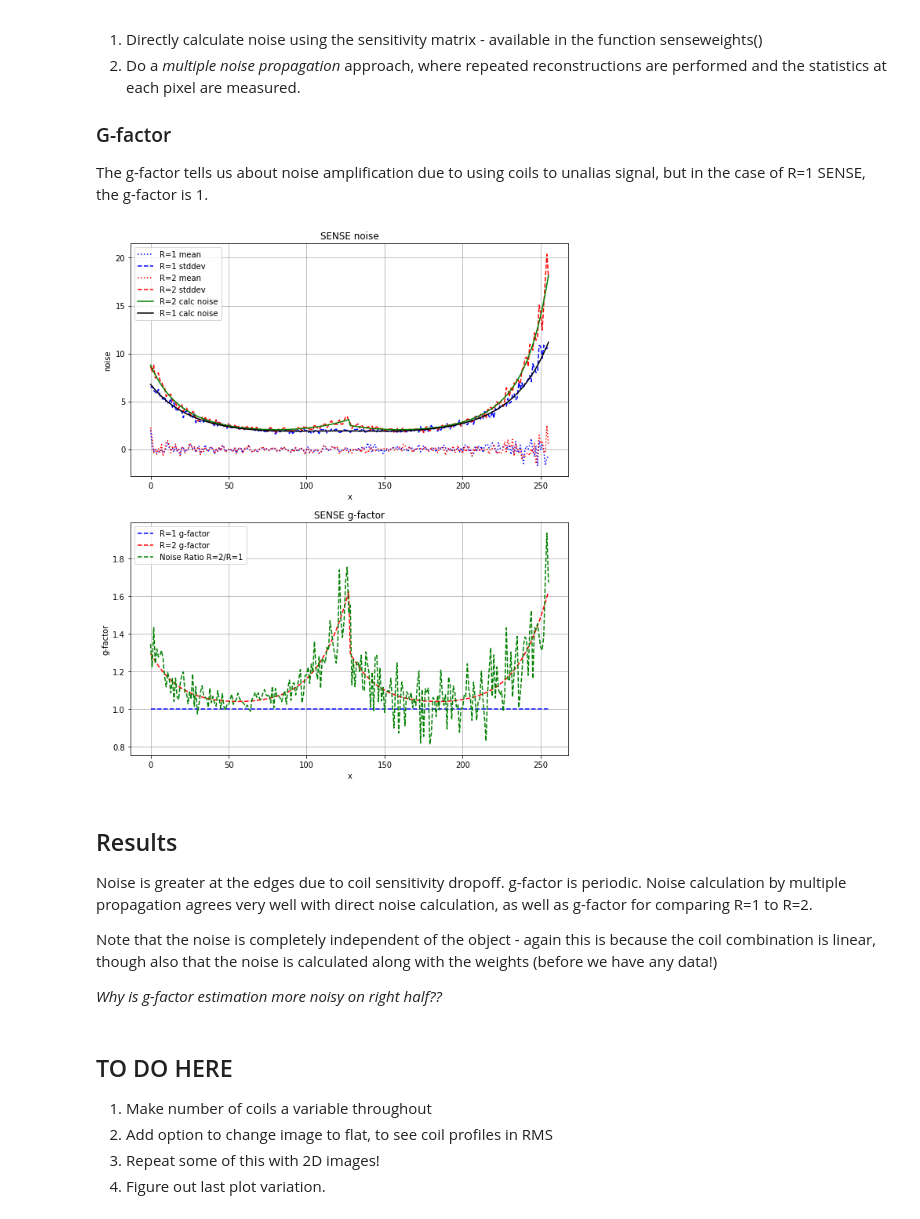
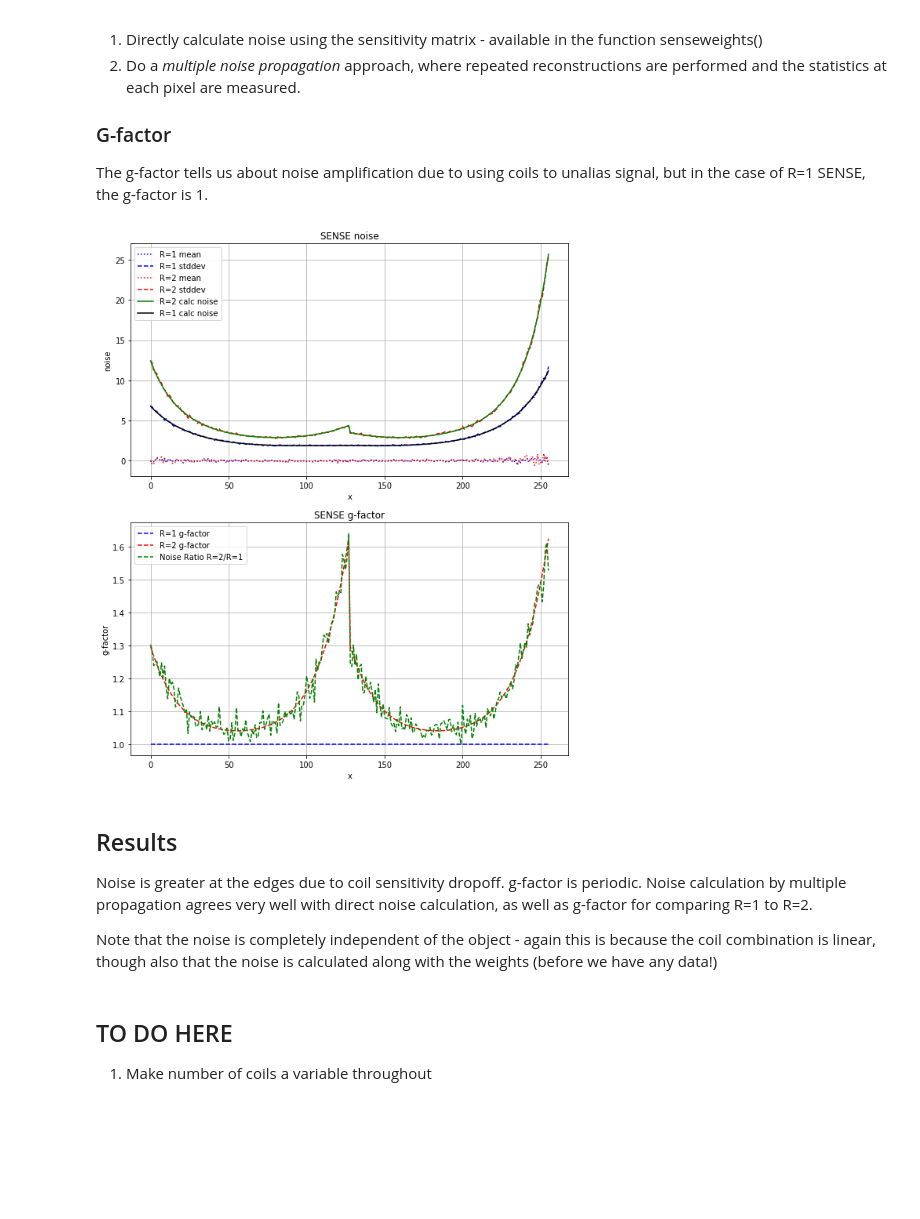
Before and after one commit to mribri999/MRSignalsSeqs, a Jupyter notebook: Python/Rad 229 - SENSE and Noise.ipynb, the cells around one changed output. Drawn from its saved outputs; the diff is of its cells as text; code cells hidden in the pictures; blank space fills up the shorter version.

```diff
--- a/Python/Rad 229 - SENSE and Noise.ipynb
+++ b/Python/Rad 229 - SENSE and Noise.ipynb
@@ -11,7 +11,7 @@ from scipy import signal as sig
 
 Nx = 256     # Number of pixels along x
 Nc = 2       # Number of coils (channels)
-x = np.arange(0,Nx)  # Position in "image"
+x = np.arange(Nx)  # Position in "image"
 # %% [markdown]
 ## Signal
 We create a simple 1D signal that consists of a triangle and a half-circle.  This approach could be used with 2D images similarly.
@@ -19,7 +19,7 @@ We create a simple 1D signal that consists of a triangle and a half-circle.  Thi
 # Create Signal - for next parts
 
 m = np.zeros(Nx)
-m[np.int(Nx/8):np.int(Nx/4)]=np.arange(0,Nx/8)       #Ramp up
+m[Nx//8:Nx//4]=np.arange(0,Nx/8)       #Ramp up
 m[np.int(Nx/4):np.int(3*Nx/8)]=np.arange(Nx/8,0,-1)  #Ramp down
 scirc = np.arange(-Nx/8,Nx/8,1)
 scirc = np.sqrt(np.power((Nx/8),2)-scirc*scirc)/2      #Semi-circle, half amplitude
@@ -27,9 +27,9 @@ m[np.int(5.* Nx/8):np.int(7.* Nx/8)] = scirc
 m = np.expand_dims(m,axis=1)
 
 # -- Flat image instead?
-m = np.ones((Nx,1))*20.0
-m[0:5] = 0
-m[Nx-5:] = 0
+#m = np.ones((Nx,1))*20.0
+#m[0:5] = 0
+#m[Nx-5:] = 0
 
 plt.plot(x,m)
 mrs.lplot('x','signal','Basic Object')
@@ -238,7 +289,7 @@ We can predict the noise from SENSE in two ways.
 The g-factor tells us about noise amplification due to using coils to unalias signal, but in the case of R=1 SENSE, the g-factor is 1.
 # %%
 # -- Generate Multivariate noise
-Nnoise = 100  # repetitions of recon for noise calculation
+Nnoise = 1000  # repetitions of recon for noise calculation
 cnoise = np.random.multivariate_normal(np.zeros(2),cov,(Nx*Nnoise)) + 1j*np.random.multivariate_normal(np.zeros(2),cov,(Nx*Nnoise))
 cnoise = np.reshape(cnoise,(Nx,2,Nnoise),order='F')  # Nx x Nc x Nnoise
 
@@ -246,55 +297,53 @@ cnoise = np.reshape(cnoise,(Nx,2,Nnoise),order='F')  # Nx x Nc x Nnoise
 sigR1 = np.zeros((Nx,Nnoise))
 sigR2 = np.zeros((Nx,Nnoise))
 
-for n in range(0,Nnoise):
+for n in range(Nnoise):
   # -- SENSE Reconstruction of noise only!
   sensesig = mrs.senserecon(cnoise[:,:,n],cweights)
   sigR1[:,n] = np.squeeze(sensesig)
 
   # -- For R=2, just use half the pixels of noise
-  sensesigR2 = mrs.senserecon(cnoise[0:halfNx,:,n],cweightsR2)
+  # -- If you aliased the pixels you'd get sqrt(R) increase in noise here!
+  #sensesigR2 = mrs.senserecon(cnoise[0:halfNx,:,n],cweightsR2)                       #Only using half
+  sensesigR2 = mrs.senserecon(cnoise[0:halfNx,:,n]+cnoise[halfNx:Nx,:,n],cweightsR2)  #Aliased pixels
   # -- Reshape to image size.
   sensesigR2 = np.reshape(sensesigR2,(Nx,1),order='F')
   sigR2[:,n] = np.squeeze(sensesigR2)
 
 # -- Calculate mean / standard deviations of repeated reconstructions
 sigR1mean = np.mean(sigR1,axis=1)
 sigR1std = np.std(sigR1,axis=1)
 sigR2mean = np.mean(sigR2,axis=1)
 sigR2std = np.std(sigR2,axis=1)
 
 # -- Ratio of standard deviations as "experimental g-factor"
-gfactexp = sigR2std / sigR1std
+# -- Note: g-factor refers to geometry/unaliasing, NOT sqrt(R) so correction here:
+gfactexp = sigR2std / sigR1std / np.sqrt(2)
 
 # -- PLOT RESULTS
 fig = plt.figure(figsize=(10.,12.))
 plt.subplot(2,1,1)
 plt.plot(x,sigR1mean,'b:',label='R=1 mean')  # small delta show trace
 plt.plot(x,sigR1std,'b--',label='R=1 stddev')  # small delta show trace
 plt.plot(x,sigR2mean,'r:',label='R=2 mean')  # small delta show trace
 plt.plot(x,sigR2std,'r--',label='R=2 stddev')  # small delta show trace
 plt.plot(x,noiseR2,'g-',label='R=2 calc noise')
 plt.plot(x,noiseR1,'k-',label='R=1 calc noise')
 
 mrs.lplot('x','noise','SENSE noise',legend=True)
 
 plt.subplot(2,1,2)
 plt.plot(x,gfactor,'b--',label='R=1 g-factor')  # small delta show trace
 plt.plot(x,gfactorplt,'r--',label='R=2 g-factor')  # small delta show trace
 plt.plot(x,gfactexp,'g--',label='Noise Ratio R=2/R=1')
 mrs.lplot('x','g-factor','SENSE g-factor',legend=True)
 # %% [output]
-[figure, old version]
+[figure, new version]
 # %% [markdown]
 ## Results
 Noise is greater at the edges due to coil sensitivity dropoff.  g-factor is periodic.  Noise calculation by multiple propagation agrees very well with direct noise calculation, as well as g-factor for comparing R=1 to R=2.
 
 Note that the noise is completely independent of the object - again this is because the coil combination is linear, though also that the noise is calculated along with the weights (before we have any data!)
-
-_Why is g-factor estimation more noisy on right half??_
 # %% [markdown]
 ## TO DO HERE
 1. Make number of coils a variable throughout
-1. Add option to change image to flat, to see coil profiles in RMS
-1. Repeat some of this with 2D images!
-1. Figure out last plot variation.
```
Also changed, not shown: parts of 12 cells of this notebook, 3 other files.
